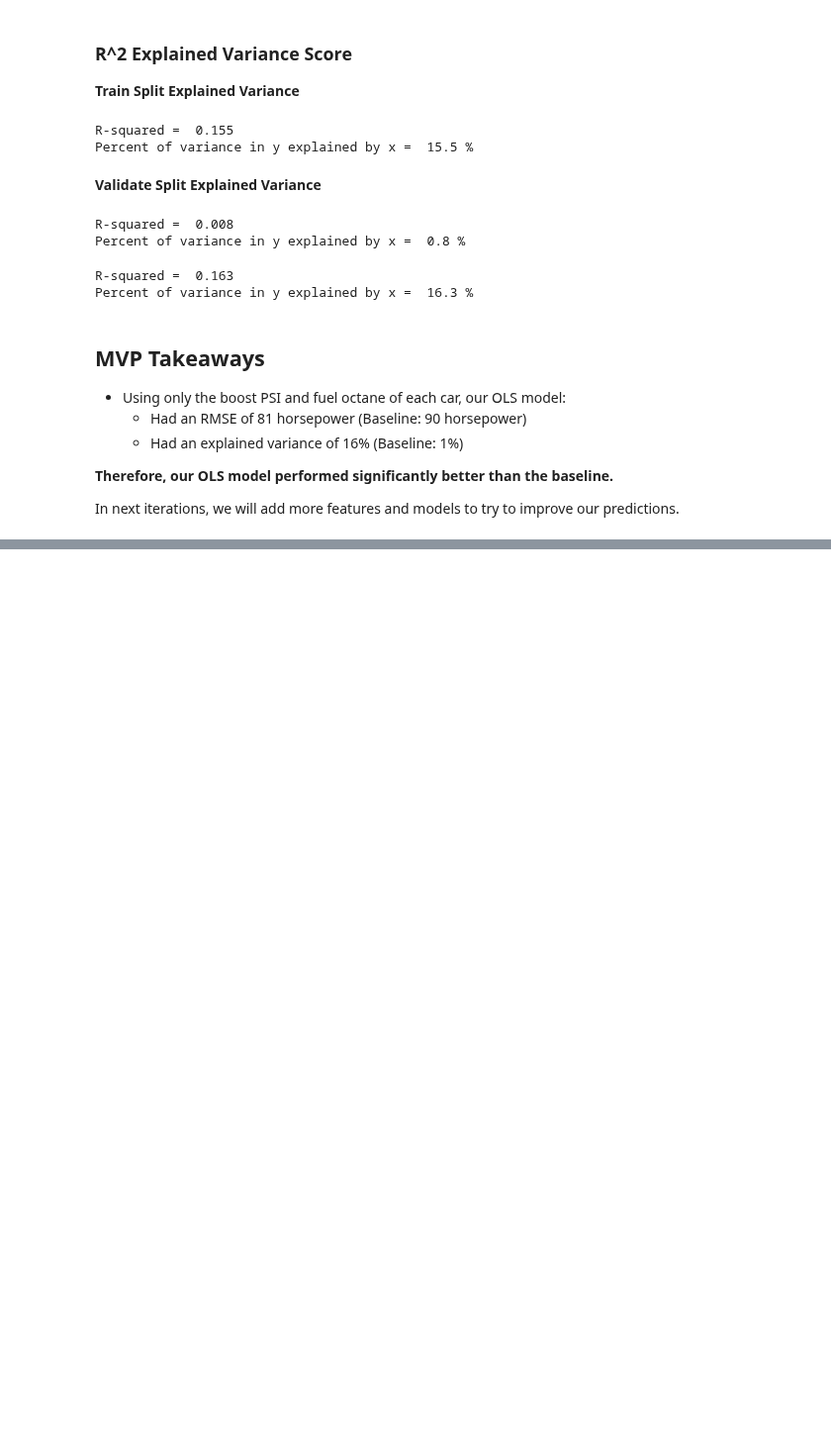
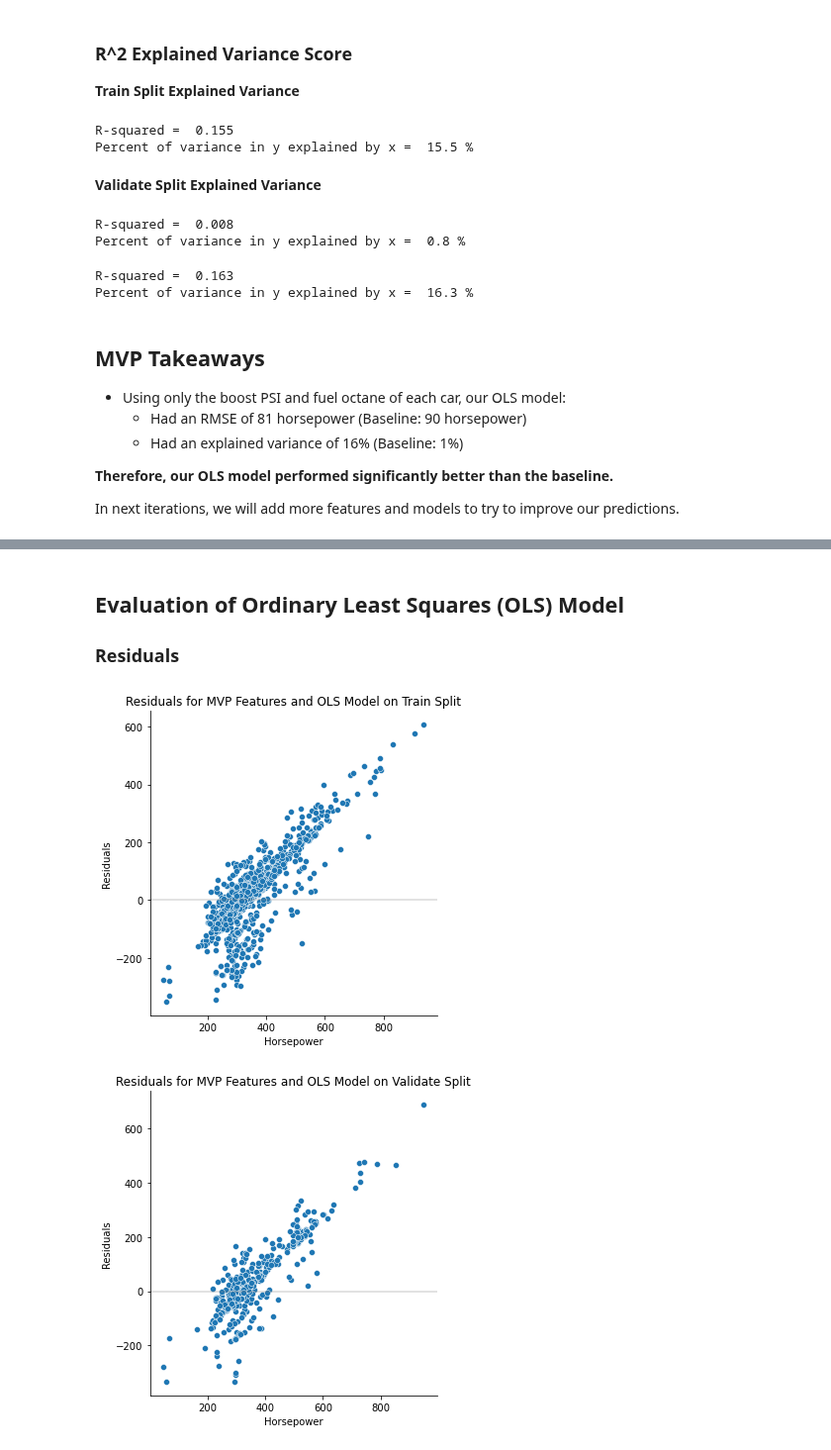
Before and after one commit to JacobPaxton/engine-performance, a Jupyter notebook: model.ipynb, the cells around one changed output, grey strips where cells are left out. Shown at 99% size. Cells and saved outputs as stored; diff of their text form; code cells hidden in the pictures; blank space fills up the shorter version.

Commit message:
add post-MVP model iteration

```diff
--- a/model.ipynb
+++ b/model.ipynb
@@ -201,0 +206,3 @@ In next iterations, we will add more features and models to try to improve our p
+# %%
+# acquire, prep, split, and scale data for modeling
+X_train, y_train, X_validate, y_validate, X_test, y_test = wrangle.prep_model()
@@ -201,0 +221,11 @@ In next iterations, we will add more features and models to try to improve our p
+# %%
+# build, fit model
+lm = LinearRegression(normalize=True).fit(X_train, y_train)
+# %%
+# generate model predictions
+train_preds = pd.DataFrame(lm.predict(X_train), columns=['OLS'])
+validate_preds = pd.DataFrame(lm.predict(X_validate), columns=['OLS'])
+# generate mean baseline
+baseline = y_train.mean()
+train_preds['baseline'] = baseline
+validate_preds['baseline'] = baseline
@@ -201,0 +250,26 @@ In next iterations, we will add more features and models to try to improve our p
+# %% [markdown]
+## Evaluation of Ordinary Least Squares (OLS) Model
+### Residuals
+# %%
+# calculate residuals
+train_preds['residuals'] = y_train - train_preds['OLS']
+validate_preds['residuals'] = y_validate - validate_preds['OLS']
+
+# plot residuals for train split
+sns.relplot(x=y_train, y=train_preds['residuals'])
+plt.title('Residuals for MVP Features and OLS Model on Train Split')
+plt.axhline(y=0, c='gray', alpha=.3)
+plt.xlabel('Horsepower')
+plt.ylabel('Residuals')
+plt.show()
+
+# plot residuals for validate split
+sns.relplot(x=y_validate, y=validate_preds['residuals'])
+plt.title('Residuals for MVP Features and OLS Model on Validate Split')
+plt.axhline(y=0, c='gray', alpha=.3)
+plt.xlabel('Horsepower')
+plt.ylabel('Residuals')
+plt.show()
+# %% [output]
+[figure, added]
+[figure, added]
```
Also changed, not shown: parts of 29 cells of this notebook.
